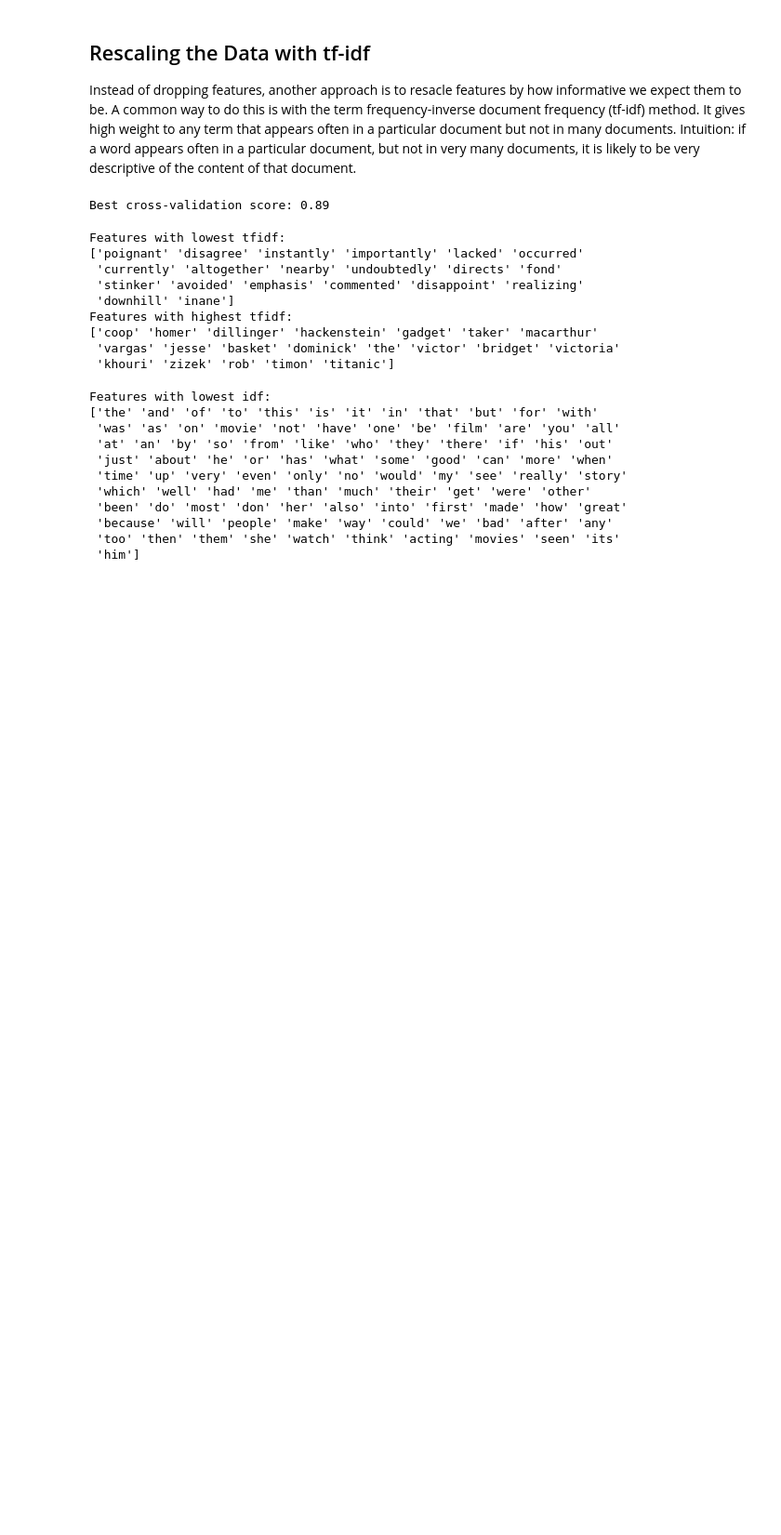
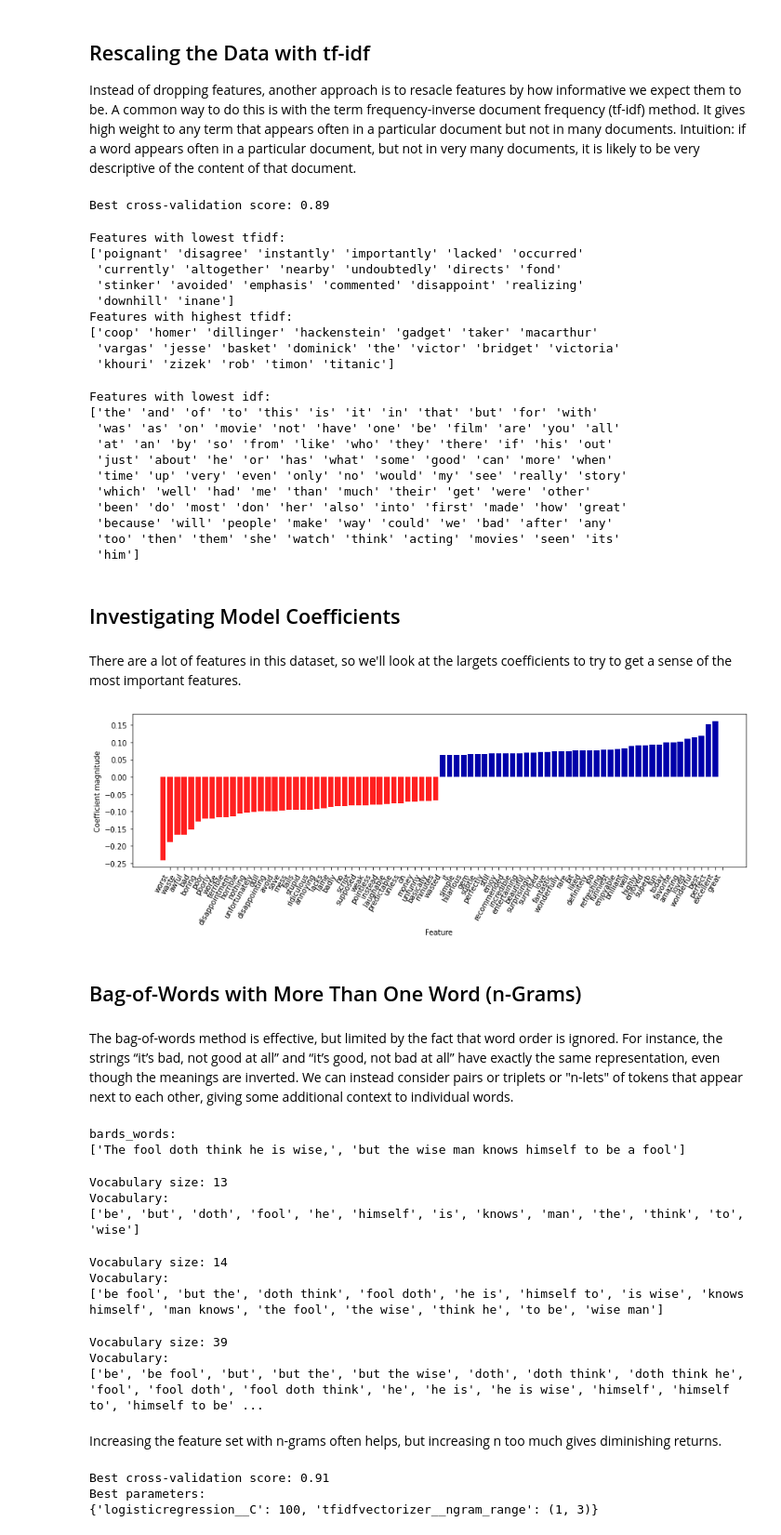
Before and after one commit to scottzig/ml-python-muller-guido, a Jupyter notebook: chapter_7.ipynb, the cells around one changed output. Shown at 93% size. Drawn from its saved outputs; the diff is of its cells as text; code cells hidden in the pictures; blank space fills up the shorter version.

```diff
--- a/chapter_7.ipynb
+++ b/chapter_7.ipynb
@@ -337,3 +337,72 @@ Features with lowest idf:
  'because' 'will' 'people' 'make' 'way' 'could' 'we' 'bad' 'after' 'any'
  'too' 'then' 'them' 'she' 'watch' 'think' 'acting' 'movies' 'seen' 'its'
  'him']
+# %% [markdown]
+## Investigating Model Coefficients
+# %% [markdown]
+There are a lot of features in this dataset, so we'll look at the largets coefficients to try to get a sense of the most important features.
+# %%
+# Show the 25 largest and smallest coefficients in the logistic regression model
+import mglearn
+
+mglearn.tools.visualize_coefficients(grid.best_estimator_.named_steps["logisticregression"].coef_, feature_names, n_top_features=40)
+# %% [output]
+[figure, added]
+# %% [markdown]
+## Bag-of-Words with More Than One Word (n-Grams)
+# %% [markdown]
+The bag-of-words method is effective, but limited by the fact that word order is ignored. For instance, the strings “it’s bad, not good at all” and “it’s good, not bad at all” have exactly the same representation, even though the meanings are inverted. We can instead consider pairs or triplets or "n-lets" of tokens that appear next to each other, giving some additional context to individual words.
+# %%
+# The ngram_range parameter controls the number of words we consider as a single feature.
+
+# Return to the toy bard dataset:
+print("bards_words:\n{}".format(bards_words))
+# %% [output]
+bards_words:
+['The fool doth think he is wise,', 'but the wise man knows himself to be a fool']
+# %%
+# The default is to use unigrams
+cv = CountVectorizer(ngram_range=(1, 1)).fit(bards_words)
+print("Vocabulary size: {}".format(len(cv.vocabulary_)))
+print("Vocabulary:\n{}".format(cv.get_feature_names()))
+# %% [output]
+Vocabulary size: 13
+Vocabulary:
+['be', 'but', 'doth', 'fool', 'he', 'himself', 'is', 'knows', 'man', 'the', 'think', 'to', 'wise']
+# %%
+# Here's the vocabulary if we instead look at bigrams:
+cv = CountVectorizer(ngram_range=(2, 2)).fit(bards_words)
+print("Vocabulary size: {}".format(len(cv.vocabulary_)))
+print("Vocabulary:\n{}".format(cv.get_feature_names()))
+# %% [output]
+Vocabulary size: 14
+Vocabulary:
+['be fool', 'but the', 'doth think', 'fool doth', 'he is', 'himself to', 'is wise', 'knows himself', 'man knows', 'the fool', 'the wise', 'think he', 'to be', 'wise man']
+# %%
+# Here's the look of the feature set using unigrams, bigrams, and trigrams:
+cv = CountVectorizer(ngram_range=(1, 3)).fit(bards_words)
+print("Vocabulary size: {}".format(len(cv.vocabulary_)))
+print("Vocabulary:\n{}".format(cv.get_feature_names()))
+# %% [output]
+Vocabulary size: 39
+Vocabulary:
+['be', 'be fool', 'but', 'but the', 'but the wise', 'doth', 'doth think', 'doth think he', 'fool', 'fool doth', 'fool doth think', 'he', 'he is', 'he is wise', 'himself', 'himself to', 'himself to be' ...
+# %% [markdown]
+Increasing the feature set with n-grams often helps, but increasing n too much gives diminishing returns.
+# %%
+# Try TfidfVectorizer on the IMDb dataset and find the best n-gram combination using a grid search:
+
+pipe = make_pipeline(TfidfVectorizer(min_df=5), LogisticRegression())
+
+# running the grid search takes a long time because of the
+# relatively large grid and the inclusion of trigrams
+param_grid = {"logisticregression__C": [0.001, 0.01, 0.1, 1, 10, 100], "tfidfvectorizer__ngram_range": [(1, 1), (1, 2), (1, 3)]}
+grid = GridSearchCV(pipe, param_grid, cv=5)
+grid.fit(text_train, y_train)
+
+print("Best cross-validation score: {:.2f}".format(grid.best_score_))
+print("Best parameters:\n{}".format(grid.best_params_))
+# %% [output]
+Best cross-validation score: 0.91
+Best parameters:
+{'logisticregression__C': 100, 'tfidfvectorizer__ngram_range': (1, 3)}
```
Also changed, not shown: parts of 18 cells of this notebook.
